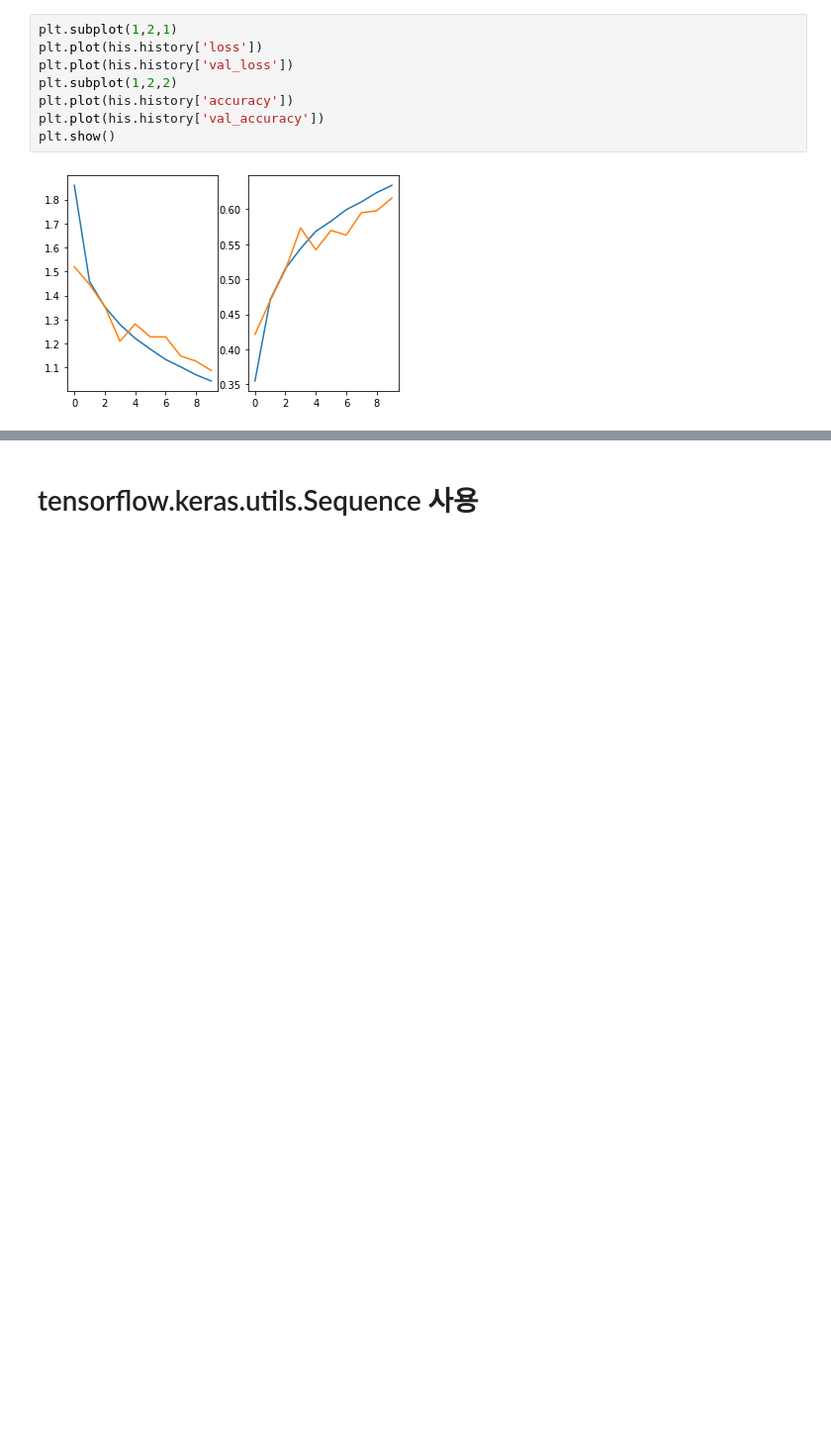
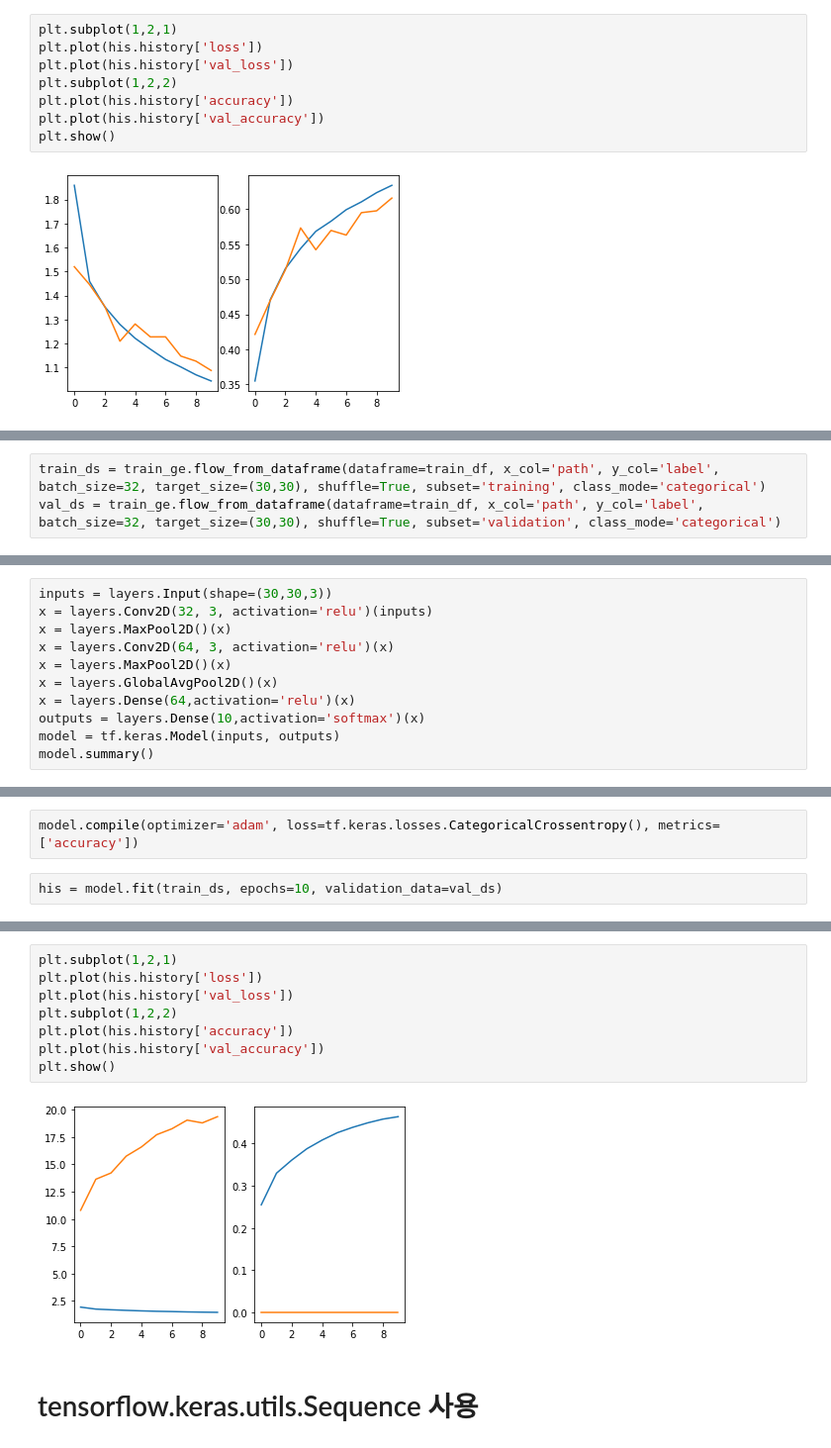
Before and after one commit to chi-hun/chi-hun, a Jupyter notebook: datasetmake(image).ipynb, the cells around one changed output, grey strips where cells are left out. Shown at 99% size. Cells and saved outputs as stored; diff of their text form; blank space fills up the shorter version.

```diff
--- a/datasetmake(image).ipynb
+++ b/datasetmake(image).ipynb
@@ -594,0 +624,3 @@ plt.show()
+# %%
+train_ds = train_ge.flow_from_dataframe(dataframe=train_df, x_col='path', y_col='label', batch_size=32, target_size=(30,30), shuffle=True, subset='training', class_mode='categorical')
+val_ds = train_ge.flow_from_dataframe(dataframe=train_df, x_col='path', y_col='label', batch_size=32, target_size=(30,30), shuffle=True, subset='validation', class_mode='categorical')
@@ -594,0 +630,11 @@ plt.show()
+# %%
+inputs = layers.Input(shape=(30,30,3))
+x = layers.Conv2D(32, 3, activation='relu')(inputs)
+x = layers.MaxPool2D()(x)
+x = layers.Conv2D(64, 3, activation='relu')(x)
+x = layers.MaxPool2D()(x)
+x = layers.GlobalAvgPool2D()(x)
+x = layers.Dense(64,activation='relu')(x)
+outputs = layers.Dense(10,activation='softmax')(x)
+model = tf.keras.Model(inputs, outputs)
+model.summary()
@@ -594,0 +659,4 @@ plt.show()
+# %%
+model.compile(optimizer='adam', loss=tf.keras.losses.CategoricalCrossentropy(), metrics=['accuracy'])
+# %%
+his = model.fit(train_ds, epochs=10, validation_data=val_ds)
@@ -595,3 +674,13 @@ plt.show()
+# %%
+plt.subplot(1,2,1)
+plt.plot(his.history['loss'])
+plt.plot(his.history['val_loss'])
+plt.subplot(1,2,2)
+plt.plot(his.history['accuracy'])
+plt.plot(his.history['val_accuracy'])
+plt.show()
+# %% [output]
+[figure, added]
 # %% [markdown]
 # tensorflow.keras.utils.Sequence  사용
 # %%
```
Also changed, not shown: parts of 30 cells of this notebook.
